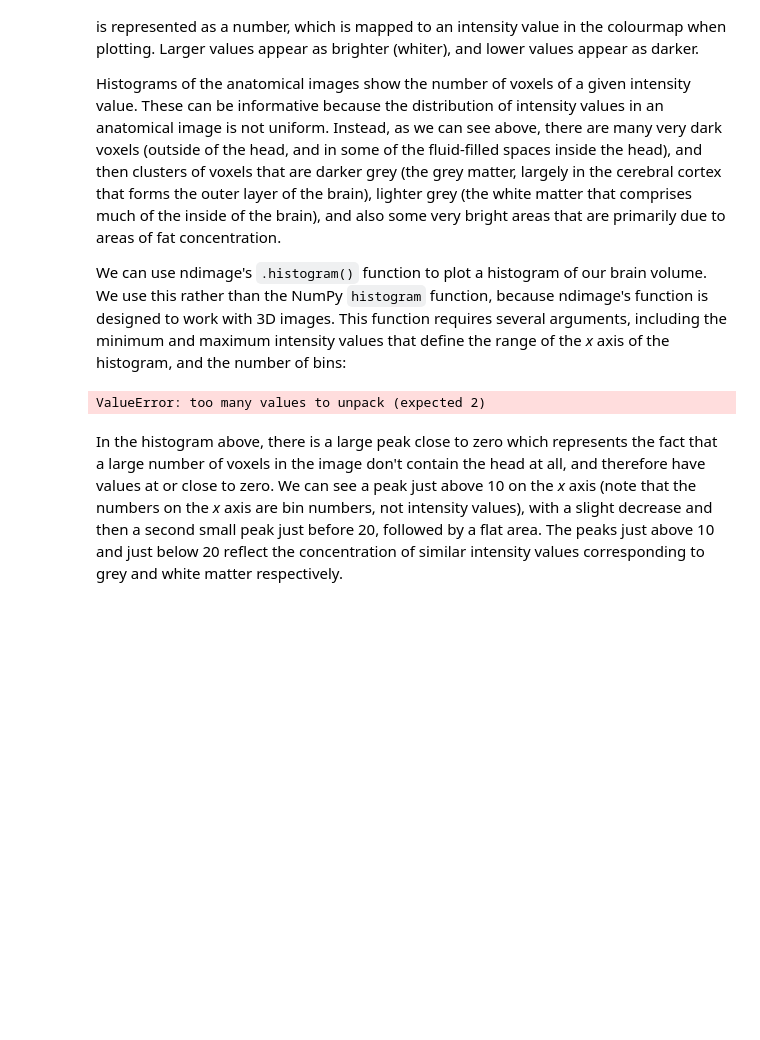
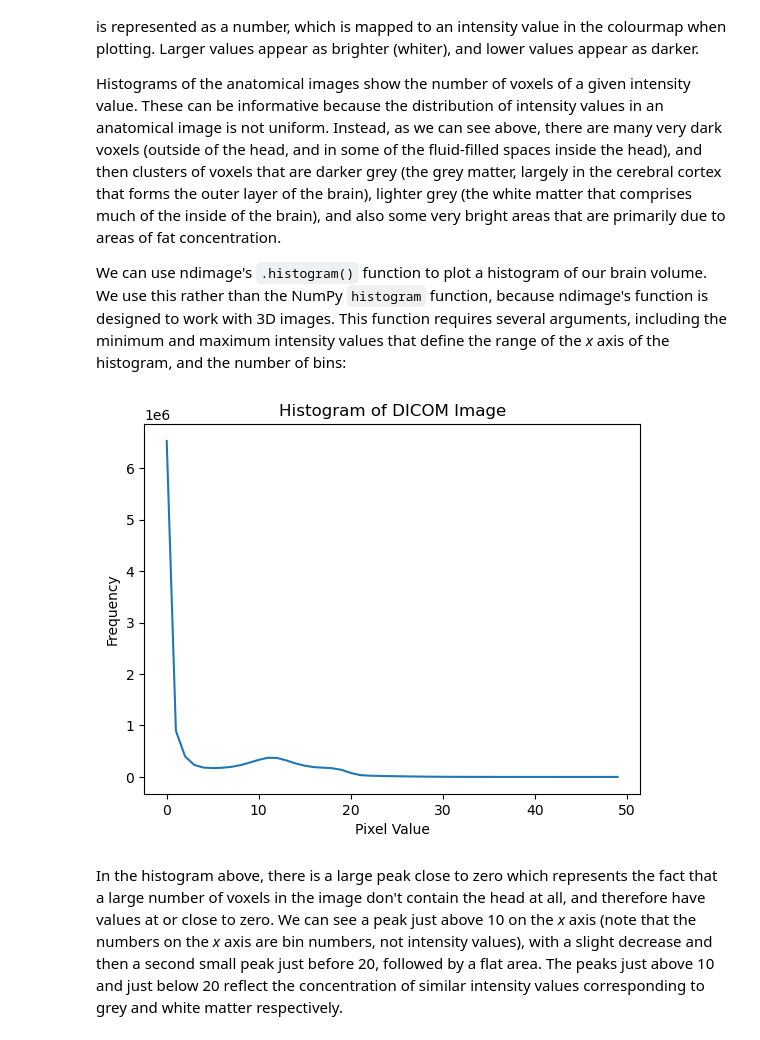
Before and after one commit to lechaudepierre/INFO-H500, a Jupyter notebook: TP4-Understanding/TP4_UnderstandingDICOMandNIFTI.ipynb, the cells around one changed output. Drawn from its saved outputs; the diff is of its cells as text; code cells hidden in the pictures; blank space fills up the shorter version.

```diff
--- a/TP4-Understanding/TP4_UnderstandingDICOMandNIFTI.ipynb
+++ b/TP4-Understanding/TP4_UnderstandingDICOMandNIFTI.ipynb
@@ -370,21 +370,18 @@ We can use ndimage's `.histogram()` function to plot a histogram of our brain vo
 # %%
 
 # Plot the histogram
 # Define the number of bins for the histogram
 num_bins = 50
 
 # Calculate the histogram
-hist, bin_edges = ndi.histogram(brain_slices, min_pixel, max_pixel, num_bins)
-
-# Plot the histogram
-plt.figure(figsize=(10, 6))
-plt.bar(bin_edges[:-1], hist, width=(bin_edges[1] - bin_edges[0]), edgecolor='black')
-plt.title('Histogram of Brain Volume Intensities')
-plt.xlabel('Pixel Intensity')
+#hist, bin_edges = ndi.histogram(brain_slices, min_pixel, max_pixel, num_bins)
+plt.plot(ndi.histogram(brain_slices, min_pixel, max_pixel, num_bins))
+plt.title('Histogram of DICOM Image')
+plt.xlabel('Pixel Value')
 plt.ylabel('Frequency')
 plt.show()
 # %% [output]
-ValueError: too many values to unpack (expected 2)
+[figure, added]
 # %% [markdown]
 In the histogram above, there is a large peak close to zero which represents the fact that a large number of voxels in the image don't contain the head at all, and therefore have values at or close to zero. We can see a peak just above 10 on the *x* axis (note that the numbers on the *x* axis are bin numbers, not intensity values), with a slight decrease and then a second small peak just before 20, followed by a flat area. The peaks just above 10 and just below 20 reflect the concentration of similar intensity values corresponding to grey and white matter respectively.
 # %% [markdown]
```
Also changed, not shown: parts of 1 cell of this notebook.
